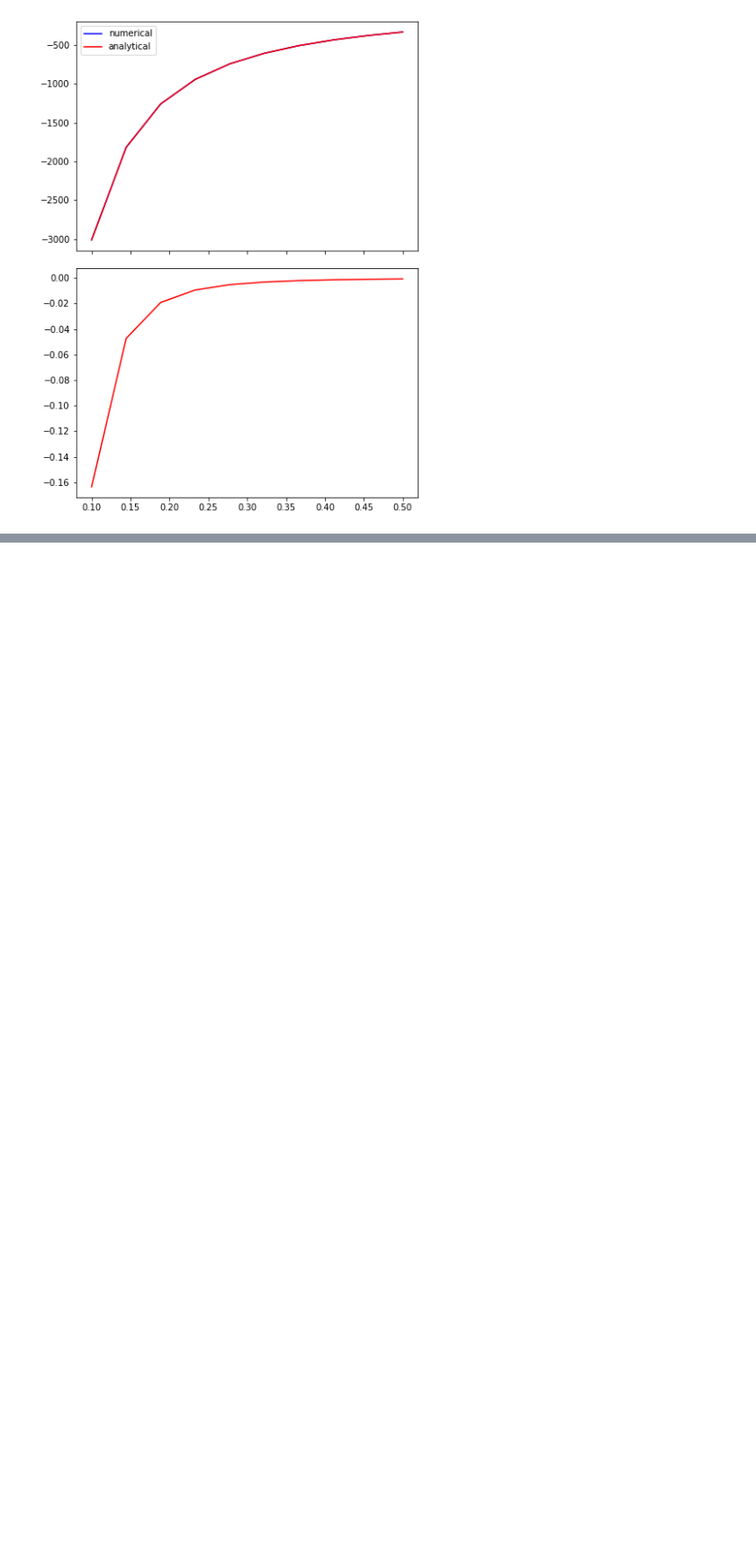
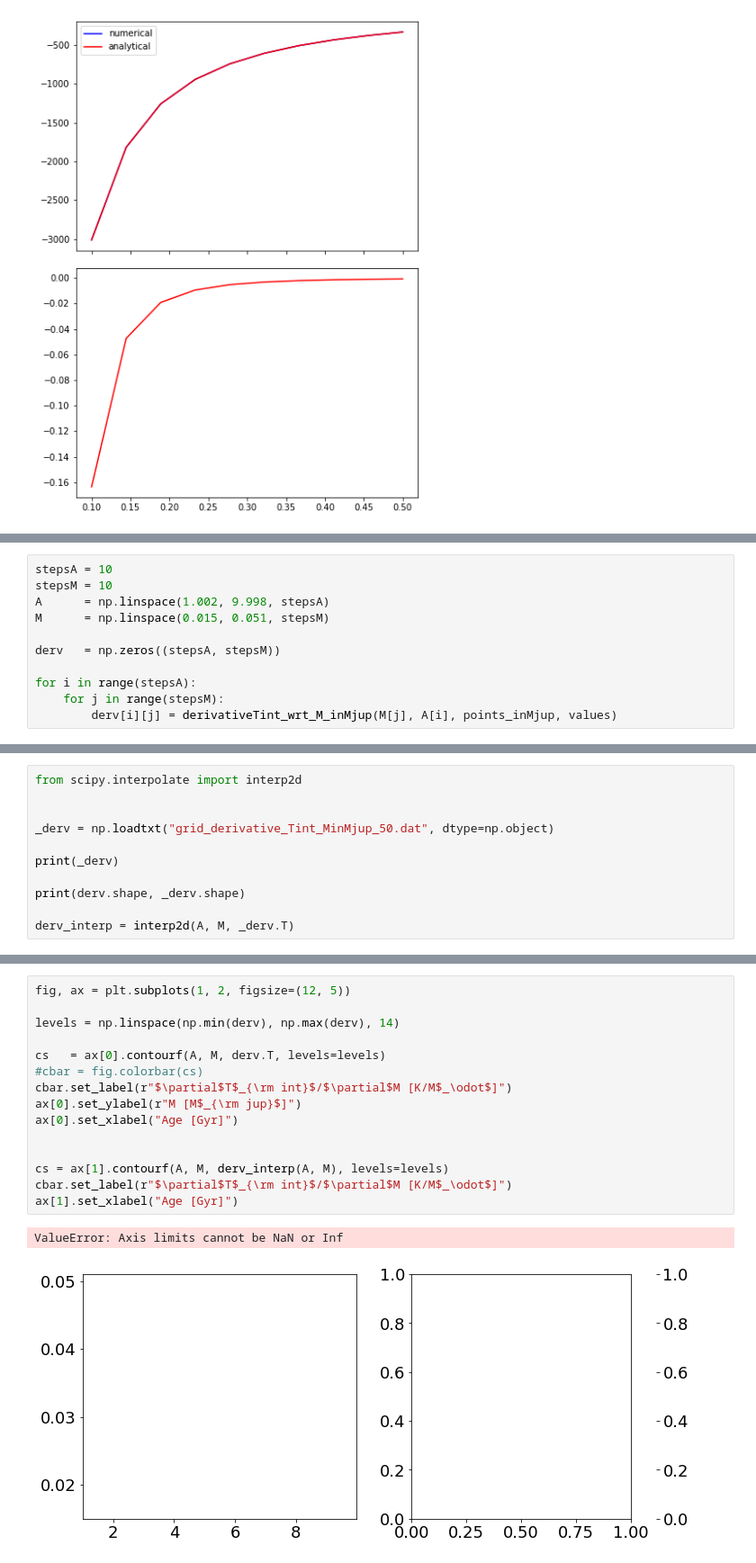
Before and after one commit to SvPoder/exoplanets, a Jupyter notebook: jupyter-notebook/reconstructed_DM_likelihood.ipynb, the cells around one changed output, grey strips where cells are left out. Shown at 90% size. Saved outputs shown, nothing was run; the diff lists cells and outputs as text; blank space fills up the shorter version.

```diff
--- a/jupyter-notebook/reconstructed_DM_likelihood.ipynb
+++ b/jupyter-notebook/reconstructed_DM_likelihood.ipynb
@@ -1318,0 +1357,11 @@ fig.subplots_adjust(hspace=0.08)
+# %%
+stepsA = 10
+stepsM = 10
+A      = np.linspace(1.002, 9.998, stepsA)
+M      = np.linspace(0.015, 0.051, stepsM)
+
+derv   = np.zeros((stepsA, stepsM))
+
+for i in range(stepsA):
+    for j in range(stepsM):
+        derv[i][j] = derivativeTint_wrt_M_inMjup(M[j], A[i], points_inMjup, values)
@@ -1318,0 +1372,11 @@ fig.subplots_adjust(hspace=0.08)
+# %%
+from scipy.interpolate import interp2d
+
+
+_derv = np.loadtxt("grid_derivative_Tint_MinMjup_50.dat", dtype=np.object)
+
+print(_derv)
+
+print(derv.shape, _derv.shape)
+
+derv_interp = interp2d(A, M, _derv.T)
@@ -1318,0 +1392,18 @@ fig.subplots_adjust(hspace=0.08)
+# %%
+fig, ax = plt.subplots(1, 2, figsize=(12, 5))
+
+levels = np.linspace(np.min(derv), np.max(derv), 14)
+
+cs   = ax[0].contourf(A, M, derv.T, levels=levels)
+#cbar = fig.colorbar(cs)
+cbar.set_label(r"$\partial$T$_{\rm int}$/$\partial$M [K/M$_\odot$]")
+ax[0].set_ylabel(r"M [M$_{\rm jup}$]")
+ax[0].set_xlabel("Age [Gyr]")
+
+
+cs = ax[1].contourf(A, M, derv_interp(A, M), levels=levels)
+cbar.set_label(r"$\partial$T$_{\rm int}$/$\partial$M [K/M$_\odot$]")
+ax[1].set_xlabel("Age [Gyr]")
+# %% [output]
+ValueError: Axis limits cannot be NaN or Inf
+[figure, added]
```
Also changed, not shown: parts of 34 cells of this notebook, 3 other files.
